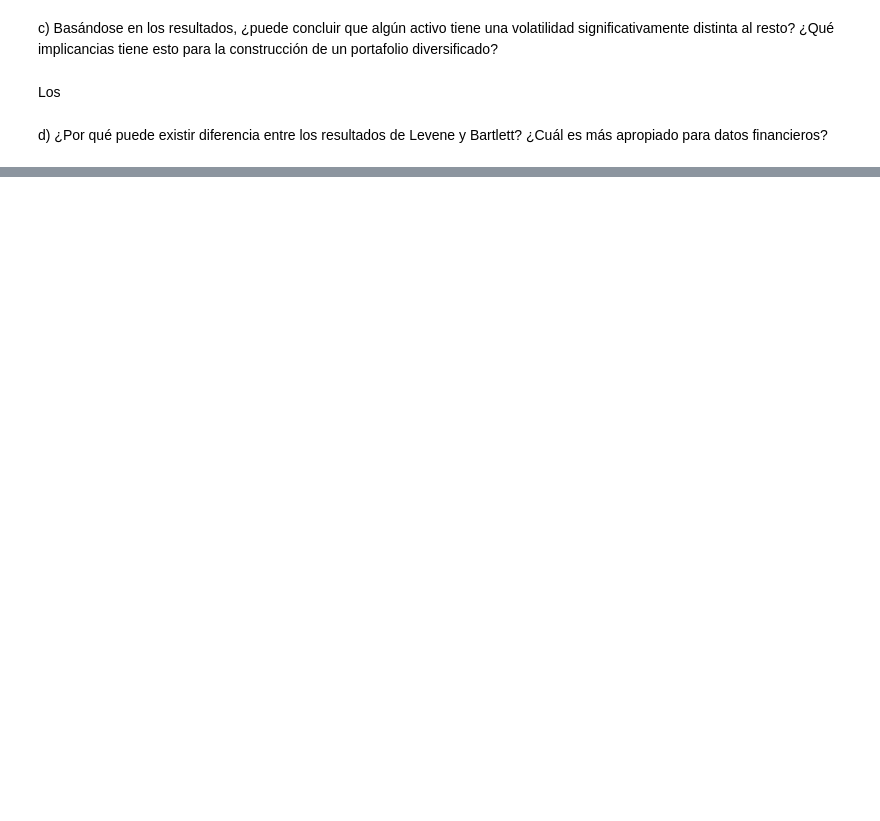
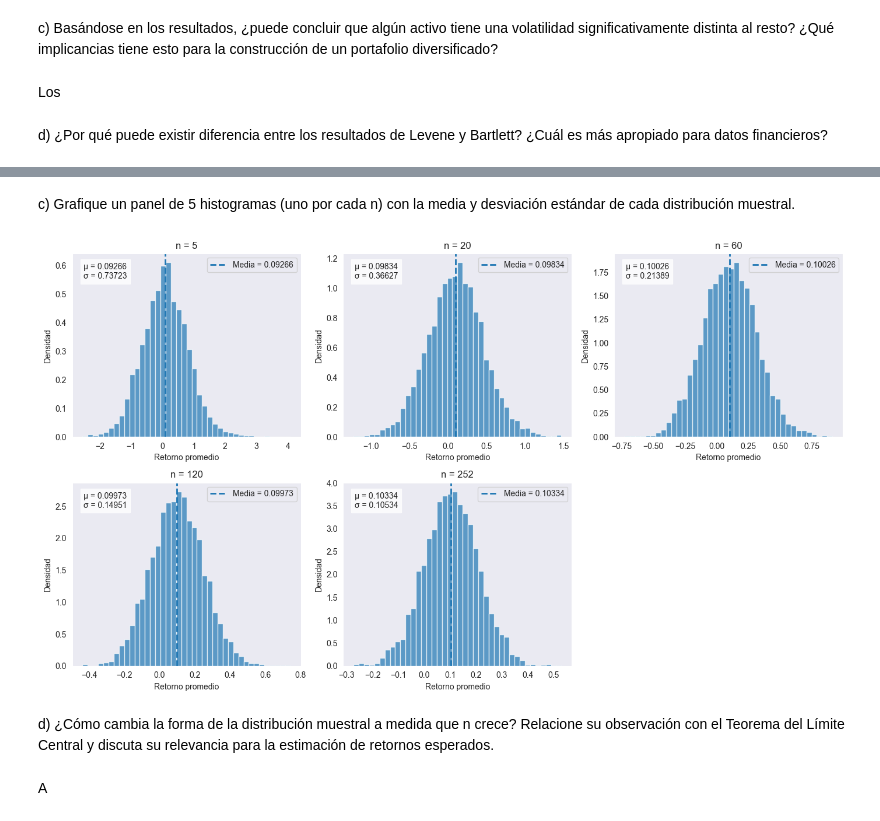
Before and after one commit to Felipe-Lopez-Vergara/ds_finance_-Lopez-, a Jupyter notebook: notebooks/HW_Sesion_2.ipynb, the cells around one changed output, grey strips where cells are left out. Drawn from its saved outputs; the diff is of its cells as text; code cells hidden in the pictures; blank space fills up the shorter version.

```diff
--- a/notebooks/HW_Sesion_2.ipynb
+++ b/notebooks/HW_Sesion_2.ipynb
@@ -557,0 +615,49 @@ Pueden
+# %% [markdown]
+c) Grafique un panel de 5 histogramas (uno por cada n) con la media y desviación estándar de cada distribución muestral.
+# %%
+# Gráfico de histogramas
+
+fig, axes = plt.subplots(2, 3, figsize=(14,8))
+axes = axes.flatten()
+
+for i, n in enumerate(n_values):
+
+    medias = retorno_muestral[n]
+
+    media = np.mean(medias)
+    std = np.std(medias)
+
+    axes[i].hist(medias,
+                 bins=40,
+                 density=True,
+                 alpha=0.7)
+
+    axes[i].axvline(media,
+                    linestyle='--',
+                    linewidth=2,
+                    label=f'Media = {media:.5f}')
+
+    axes[i].set_title(f'n = {n}')
+    axes[i].set_xlabel('Retorno promedio')
+    axes[i].set_ylabel('Densidad')
+
+    axes[i].text(0.05,
+                 0.95,
+                 f'μ = {media:.5f}\nσ = {std:.5f}',
+                 transform=axes[i].transAxes,
+                 verticalalignment='top',
+                 bbox=dict(facecolor='white', alpha=0.8))
+
+    axes[i].legend()
+
+# Eliminar el sexto subplot vacío
+fig.delaxes(axes[5])
+
+plt.tight_layout()
+plt.show()
+# %% [output]
+[figure, added]
+# %% [markdown]
+d) ¿Cómo cambia la forma de la distribución muestral a medida que n crece? Relacione su observación con el Teorema del Límite Central y discuta su relevancia para la estimación de retornos esperados.
+# %% [markdown]
+A
```
Also changed, not shown: parts of 17 cells of this notebook.
